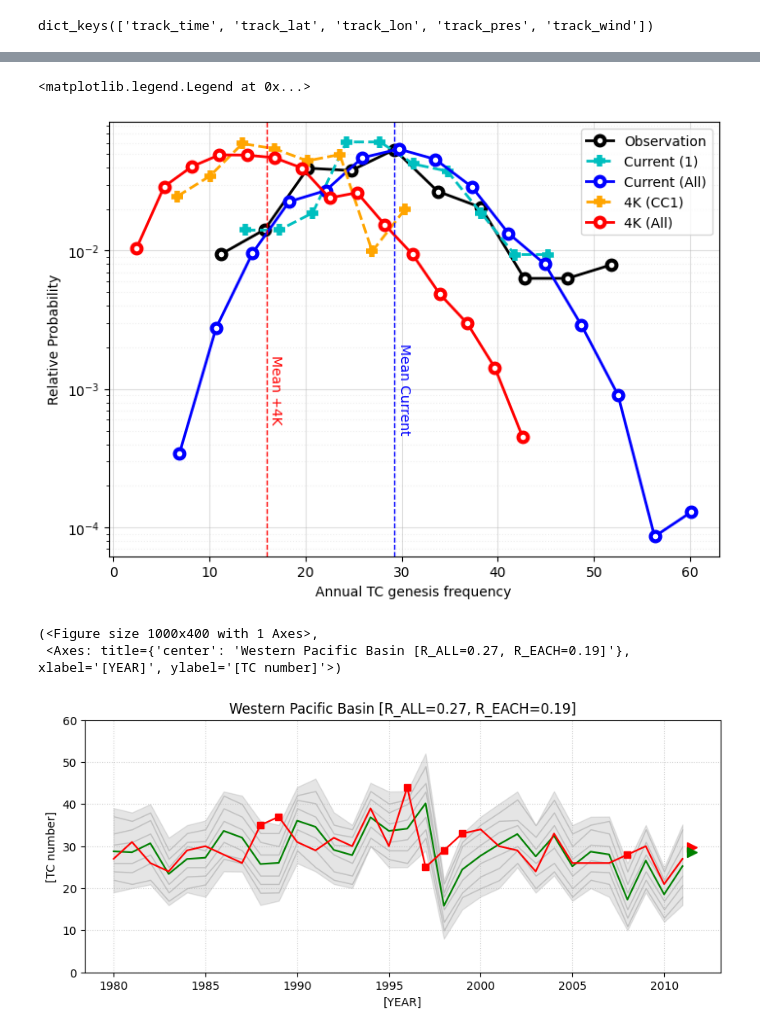
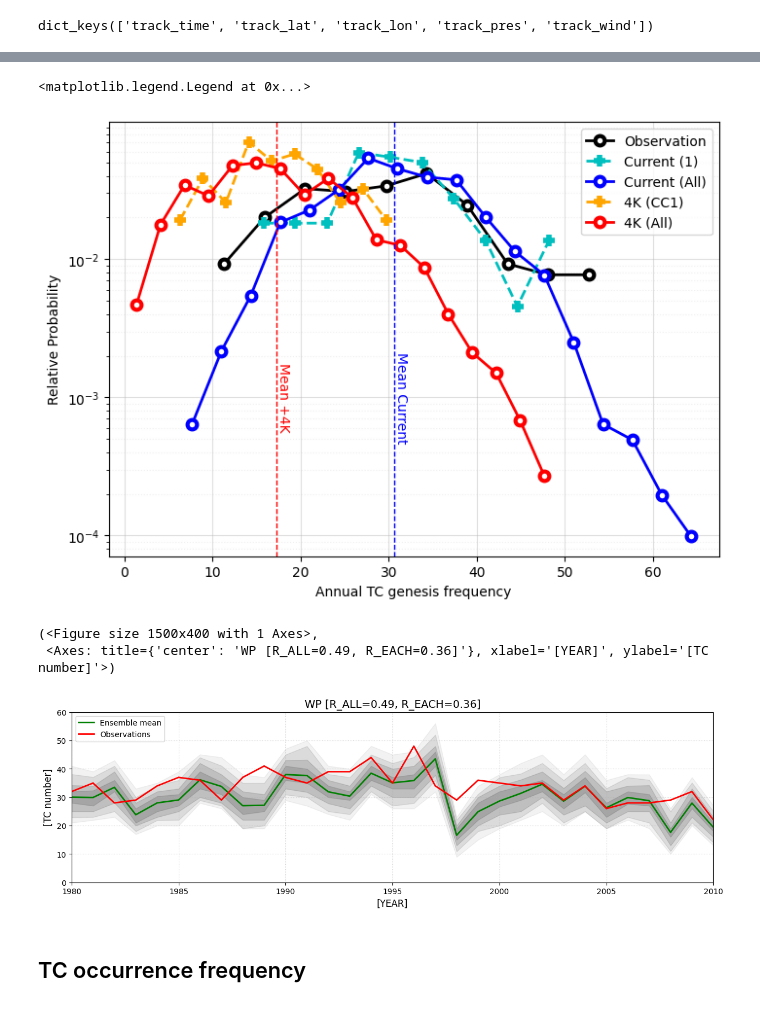
Before and after one commit to famnkunf/PFVTCAWNP, a Jupyter notebook: main.ipynb, the cells around one changed output, grey strips where cells are left out. Saved outputs shown, nothing was run; the diff lists cells and outputs as text; code cells hidden in the pictures.

```diff
--- a/main.ipynb
+++ b/main.ipynb
@@ -60,3 +18,35 @@ def process_files(file_pattern):
+# %%
+def load_and_process_file(file_path,time,lat,lon):
+
+    with Dataset(file_path, 'r') as ds:
+        time_var = ds.variables[time]
+        time_data = num2date(np.ma.masked_invalid(time_var[:]),
+                             time_var.units,
+                             only_use_cftime_datetimes=False,
+                             only_use_python_datetimes=True)
+
+        lat_data = ds.variables[lat][:]
+        lon_data = ds.variables[lon][:]
+
+    roi_years = []
+    for t, y, x in zip(time_data, lat_data, lon_data):
+        for i in range(len(y)): # loop over all points in the length of the lat/lon arrays
+            if 5 <= y[i] <= 60 and 100 <= x[i] <= 180:
+                roi_years.append(t[0].year)
+                break # break the loop after the first valid point is found
+
+    return roi_years
+
+
+def process_files(file_pattern, time, lat, lon):
+    all_counts = {}
+
+    for file in glob.glob(file_pattern):
+        years = load_and_process_file(file, time, lat, lon)
+        unique_years, counts = np.unique(years, return_counts=True)
+        all_counts[file] = dict(zip(unique_years, counts))
+
+    return pd.DataFrame(all_counts).fillna(0)
 # %%
 # When calculating probability distribution:
 def calculate_probability_distribution(counts, bins):
@@ -106 +69,3 @@ count_obs=pd.DataFrame(count_obs_series,columns=['count'])
+# %%
+count_obs= process_files('./Dataset/IBTrACS.WP.v04r01.nc', 'time', 'lat', 'lon')
 # %%
@@ -110,3 +75,3 @@ count_4K1 = process_files('./Dataset/d4PDF_tropical_cyclone/MRI_HFB_4K_CC_m105.n
 # %%
-all_data_current = process_files('./Dataset/d4PDF_tropical_cyclone/MRI_HPB_m*.nc') #process all current files
+all_data_current = process_files('./Dataset/d4PDF_tropical_cyclone/MRI_HPB_m*.nc','track_time','track_lat','track_lon') #process all current files
 # %%
@@ -149,12 +114,12 @@ plt.semilogy(bins_4K_all, prob_4K_all,color='red',
 
 # plot mean vertical line
 plt.axvline(all_data_current.mean().mean(), color='blue', linestyle='--', linewidth=1)
-plt.text(29.5, 0.001, 'Mean Current',
+plt.text(all_data_current.mean().mean(), 0.001, 'Mean Current',
          rotation=-90,
          color='blue',
          verticalalignment='center')
 plt.axvline(all_data_4k.mean().mean(), color='red', linestyle='--', linewidth=1)
-plt.text(16.2, 0.001, 'Mean +4K',
+plt.text(all_data_4k.mean().mean(), 0.001, 'Mean +4K',
          rotation=-90,
          color='red',
          verticalalignment='center')
@@ -167,6 +132,6 @@ plt.ylabel('Relative Probability')
 plt.legend()
 # %% [output]
 <matplotlib.legend.Legend at 0x...>
-[figure, old version]
+[figure, new version]
 # %%
 def plot_tc_genesis(data_current, obs_data, region_name, ylim=(0,60)):
@@ -218,6 +178,8 @@ def plot_tc_genesis(data_current, obs_data, region_name, ylim=(0,60)):
 # %%
-plot_tc_genesis(all_data_current.loc[1980:2011], count_obs_series.loc[1980:2011], 'Western Pacific Basin')
+plot_tc_genesis(all_data_current.loc[1980:2010], count_obs.loc[1980:2010].mean(axis=1),'WP')
 # %% [output]
-(<Figure size 1000x400 with 1 Axes>,
- <Axes: title={'center': 'Western Pacific Basin [R_ALL=0.27, R_EACH=0.19]'}, xlabel='[YEAR]', ylabel='[TC number]'>)
+(<Figure size 1500x400 with 1 Axes>,
+ <Axes: title={'center': 'WP [R_ALL=0.49, R_EACH=0.36]'}, xlabel='[YEAR]', ylabel='[TC number]'>)
-[figure, old version]
+[figure, new version]
+# %% [markdown]
+## TC occurrence frequency
```
Also changed, not shown: parts of 18 cells of this notebook.
